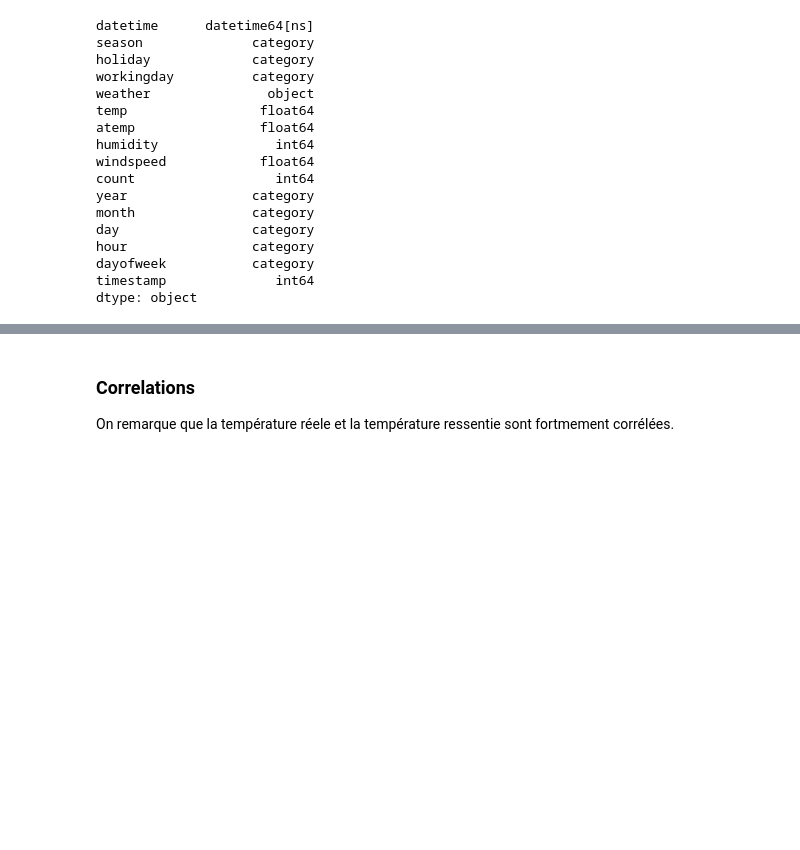
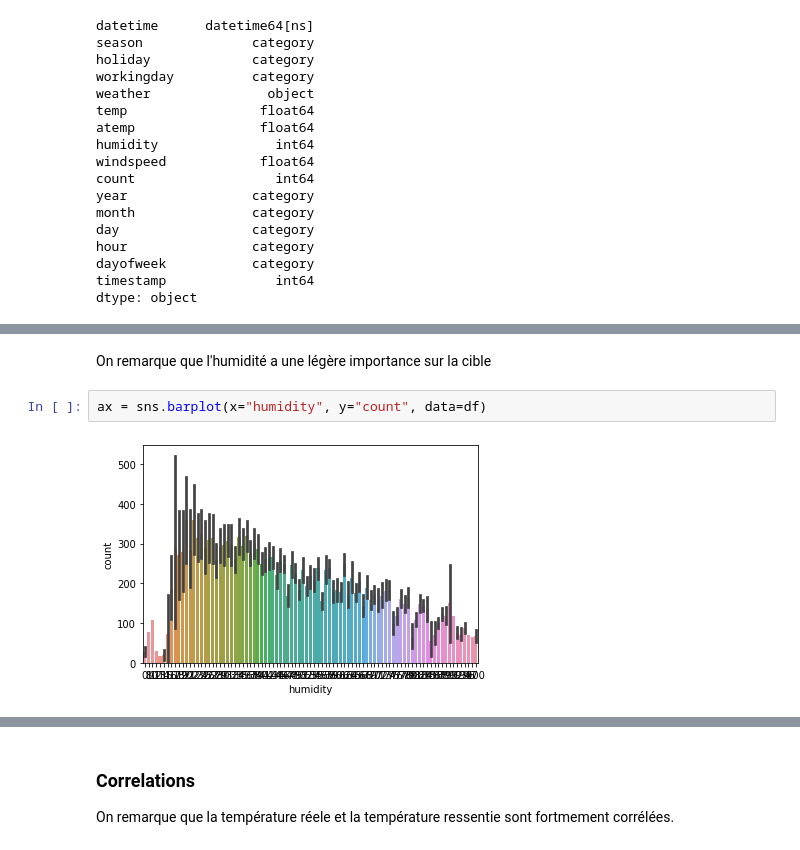
Before and after one commit to uazech/data-mining-velo, a Jupyter notebook: script/projet_velo_sujet.ipynb, the cells around one changed output, grey strips where cells are left out. Cells and saved outputs as stored; diff of their text form; blank space fills up the shorter version.

```diff
--- a/script/projet_velo_sujet.ipynb
+++ b/script/projet_velo_sujet.ipynb
@@ -399,0 +494,6 @@ df.tail()
+# %% [markdown]
+On remarque que l'humidité a une légère importance sur la cible
+# %%
+ax = sns.barplot(x="humidity", y="count", data=df)
+# %% [output]
+[figure, added]
```
Also changed, not shown: parts of 37 cells of this notebook.
